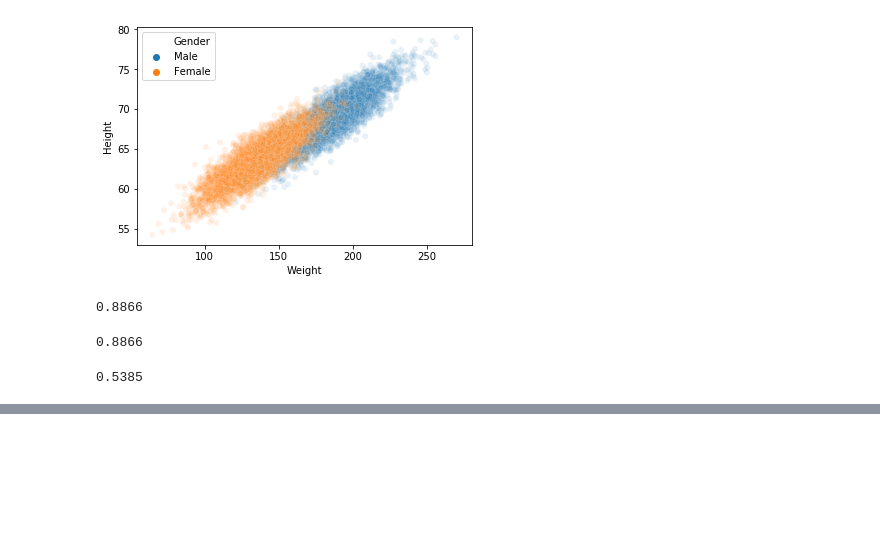
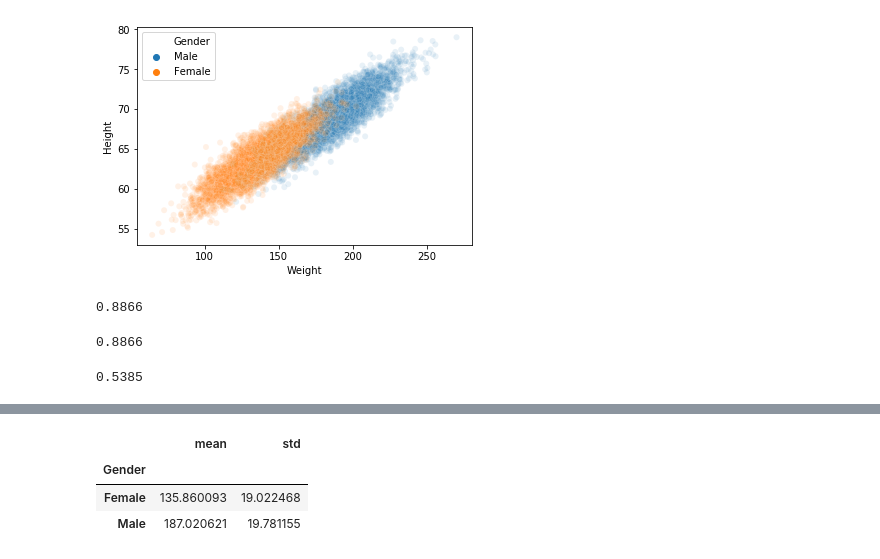
Before and after one commit to kiwidamien/naive_bayes, a Jupyter notebook: NaiveBayes.ipynb, the cells around one changed output, grey strips where cells are left out. Saved outputs shown, nothing was run; the diff lists cells and outputs as text; code cells hidden in the pictures; blank space fills up the shorter version.

```diff
--- a/NaiveBayes.ipynb
+++ b/NaiveBayes.ipynb
@@ -77,0 +127,7 @@ clf_discrete.score(X[feature_discrete], y)
+# %%
+demo_weight_summary
+# %% [output]
+|  | mean | std |
+| Gender |  |  |
+| Female | 135.860093 | 19.022468 |
+| Male | 187.020621 | 19.781155 |
```
Also changed, not shown: parts of 35 cells of this notebook.
